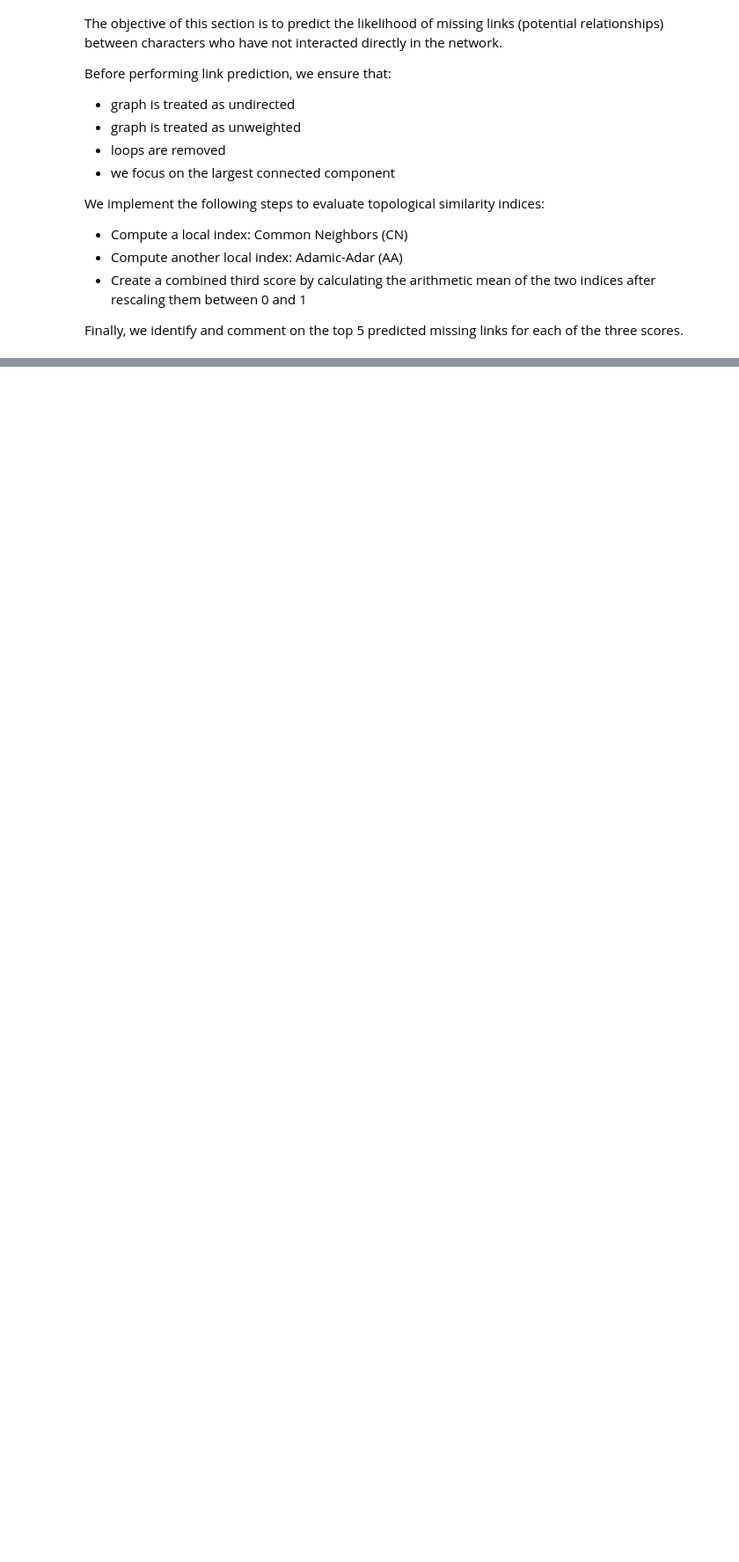
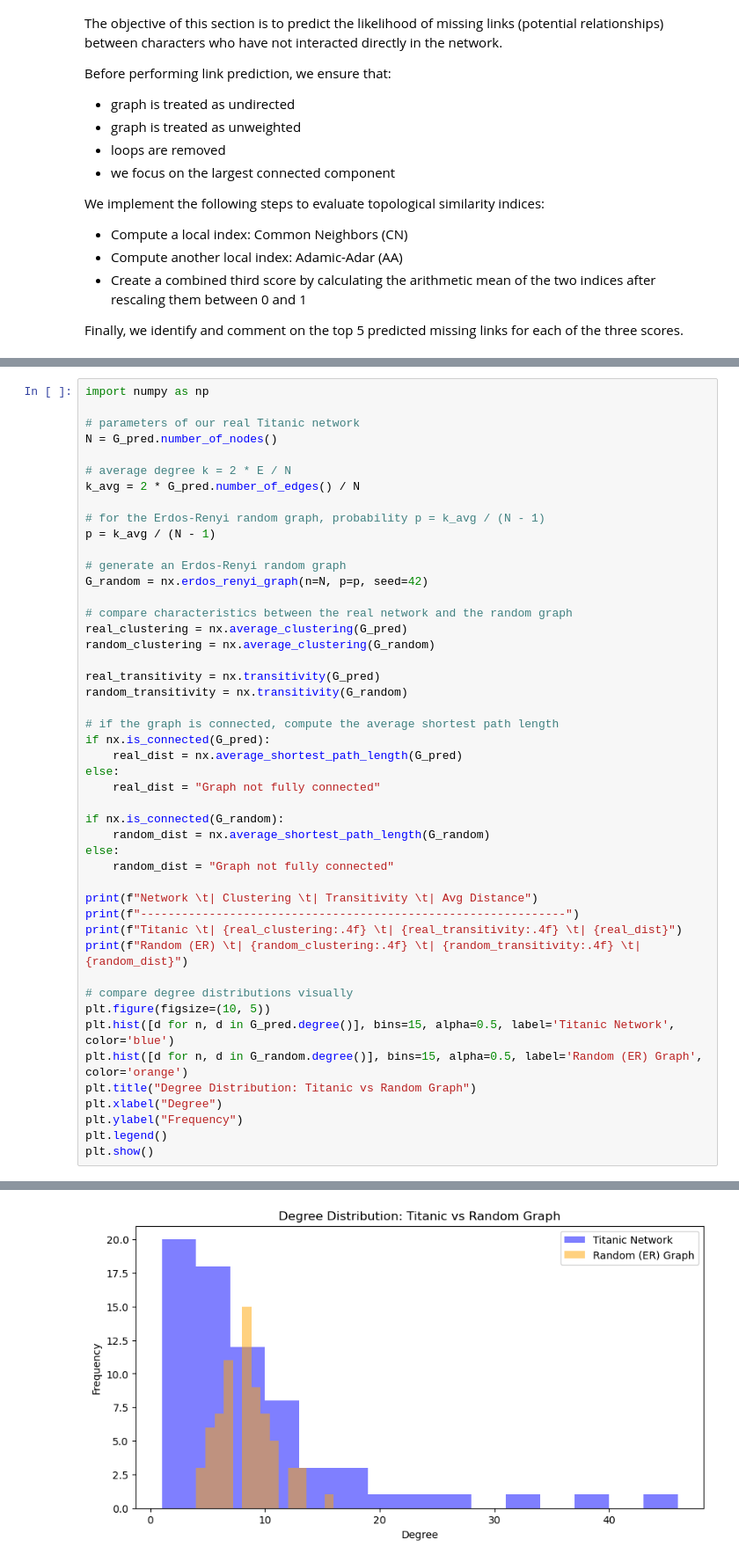
Before and after one commit to cesardushime/TitanicMovie-Graph, a Jupyter notebook: graph.ipynb, the cells around one changed output, grey strips where cells are left out. Shown at 88% size. Cells and saved outputs as stored; diff of their text form; blank space fills up the shorter version.

```diff
--- a/graph.ipynb
+++ b/graph.ipynb
@@ -1764,0 +1779,48 @@ For this week, we used Common Neighbors (CN) and the Adamic-Adar (AA) index to f
+# %%
+import numpy as np
+
+# parameters of our real Titanic network
+N = G_pred.number_of_nodes()
+
+# average degree k = 2 * E / N
+k_avg = 2 * G_pred.number_of_edges() / N
+
+# for the Erdos-Renyi random graph, probability p = k_avg / (N - 1)
+p = k_avg / (N - 1)
+
+# generate an Erdos-Renyi random graph
+G_random = nx.erdos_renyi_graph(n=N, p=p, seed=42)
+
+# compare characteristics between the real network and the random graph
+real_clustering = nx.average_clustering(G_pred)
+random_clustering = nx.average_clustering(G_random)
+
+real_transitivity = nx.transitivity(G_pred)
+random_transitivity = nx.transitivity(G_random)
+
+# if the graph is connected, compute the average shortest path length
+if nx.is_connected(G_pred):
+    real_dist = nx.average_shortest_path_length(G_pred)
+else:
+    real_dist = "Graph not fully connected"
+
+if nx.is_connected(G_random):
+    random_dist = nx.average_shortest_path_length(G_random)
+else:
+    random_dist = "Graph not fully connected"
+
+print(f"Network \t| Clustering \t| Transitivity \t| Avg Distance")
+print(f"--------------------------------------------------------------")
+print(f"Titanic \t| {real_clustering:.4f} \t| {real_transitivity:.4f} \t| {real_dist}")
+print(f"Random (ER) \t| {random_clustering:.4f} \t| {random_transitivity:.4f} \t| {random_dist}")
+
+# compare degree distributions visually
+plt.figure(figsize=(10, 5))
+plt.hist([d for n, d in G_pred.degree()], bins=15, alpha=0.5, label='Titanic Network', color='blue')
+plt.hist([d for n, d in G_random.degree()], bins=15, alpha=0.5, label='Random (ER) Graph', color='orange')
+plt.title("Degree Distribution: Titanic vs Random Graph")
+plt.xlabel("Degree")
+plt.ylabel("Frequency")
+plt.legend()
+plt.show()
+# %% [output]
@@ -1764,0 +1831 @@ For this week, we used Common Neighbors (CN) and the Adamic-Adar (AA) index to f
+[figure, added]
```
Also changed, not shown: parts of 5 cells of this notebook.
